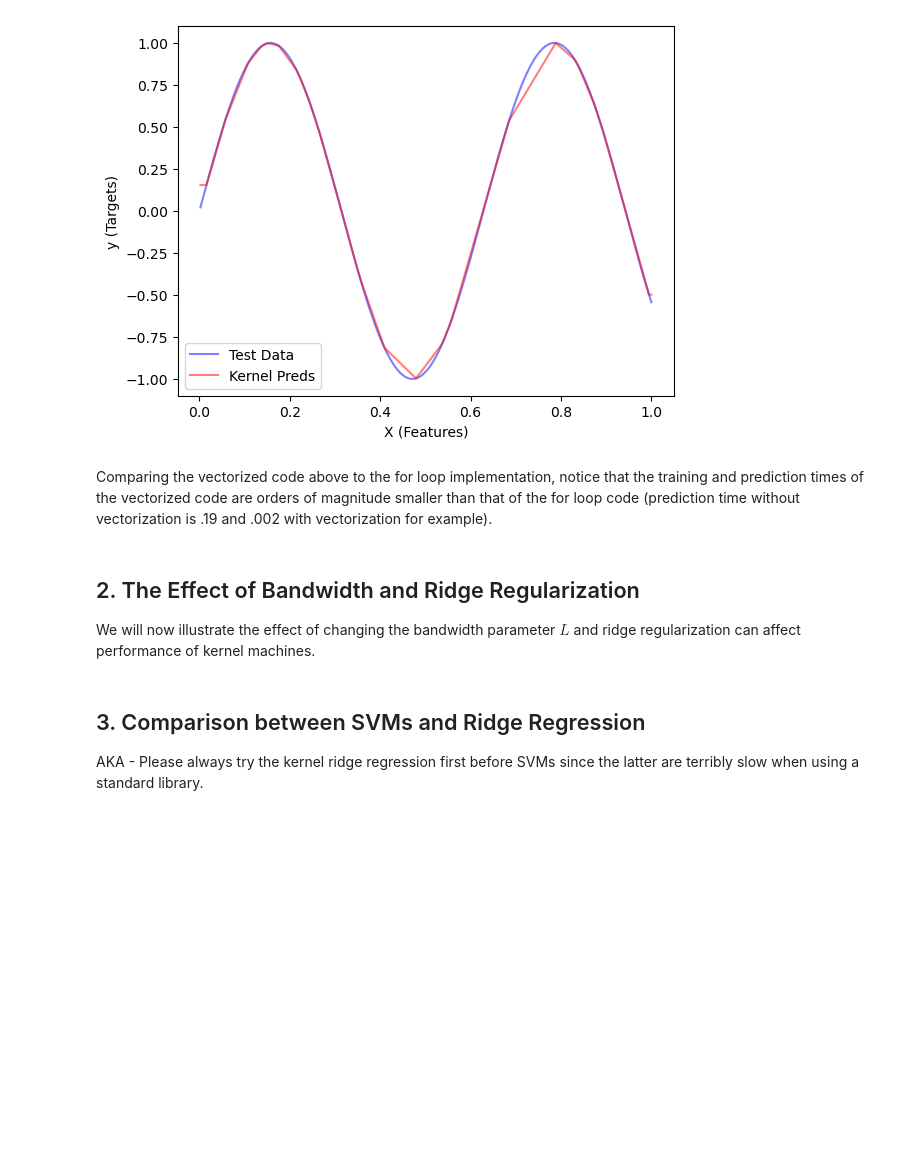
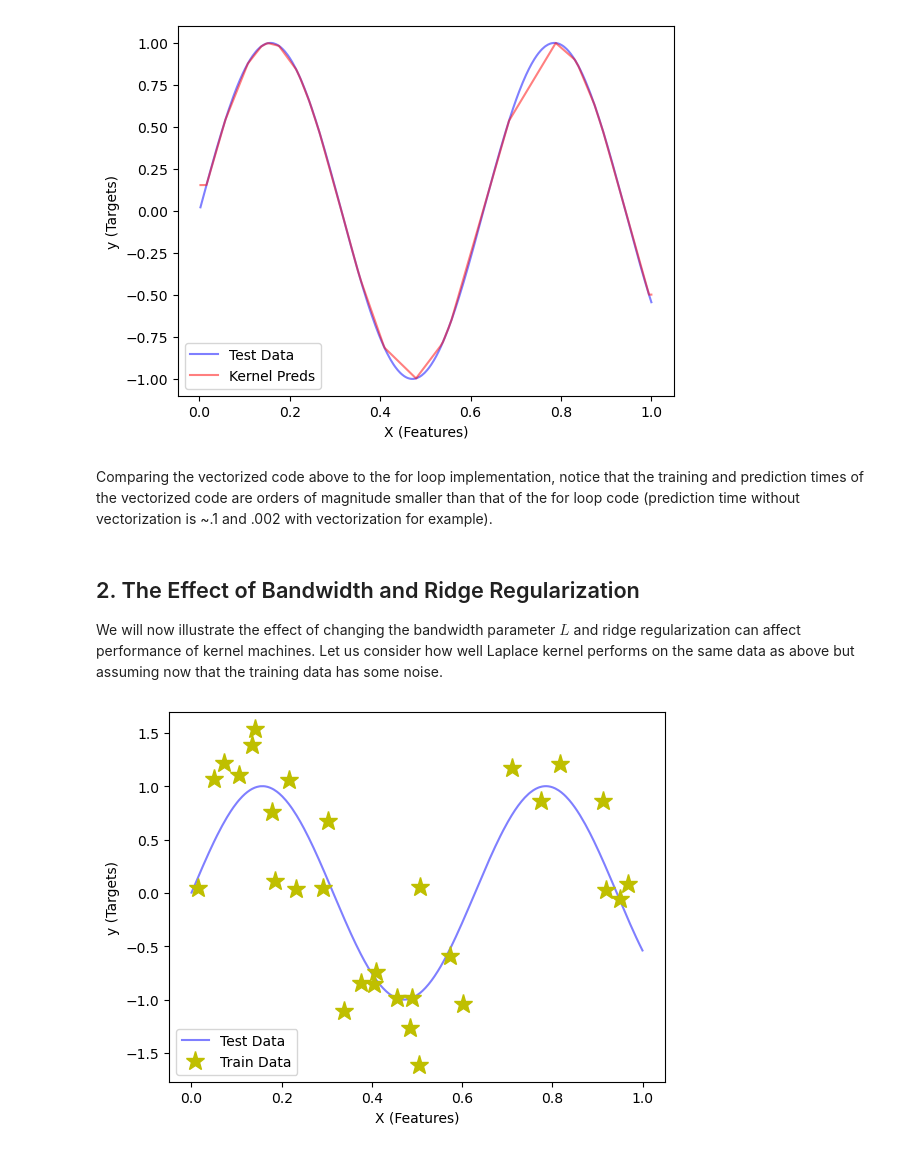
Before and after one commit to aradha/6.S088_2023, a Jupyter notebook: Module1_Notebooks/KernelRegression.ipynb, the cells around one changed output. Cells and saved outputs as stored; diff of their text form; code cells hidden in the pictures; blank space fills up the shorter version.

Commit message:
Kernel Regression

```diff
--- a/Module1_Notebooks/KernelRegression.ipynb
+++ b/Module1_Notebooks/KernelRegression.ipynb
@@ -186,12 +186,38 @@ plt.show()
 Test R2 Score:  0.997509602976091
 [figure]
 # %% [markdown]
-Comparing the vectorized code above to the for loop implementation, notice that the training and prediction times of the vectorized code are orders of magnitude smaller than that of the for loop code (prediction time without vectorization is .19 and .002 with vectorization for example).
+Comparing the vectorized code above to the for loop implementation, notice that the training and prediction times of the vectorized code are orders of magnitude smaller than that of the for loop code (prediction time without vectorization is ~.1 and .002 with vectorization for example).
 # %% [markdown]
 ## 2. The Effect of Bandwidth and Ridge Regularization
 
-We will now illustrate the effect of changing the bandwidth parameter $L$ and ridge regularization can affect performance of kernel machines.
+We will now illustrate the effect of changing the bandwidth parameter $L$ and ridge regularization can affect performance of kernel machines.  Let us consider how well Laplace kernel performs on the same data as above but assuming now that the training data has some noise.
-# %% [markdown]
-## 3.  Comparison between SVMs and Ridge Regression
-
-AKA - Please always try the kernel ridge regression first before SVMs since the latter are terribly slow when using a standard library.
+# %%
+def sample_noisy_data(n_samples, add_noise=False):
+    X = np.random.uniform(size=(n_samples, 1))
+    if add_noise:
+        noise = np.random.normal(size=(n_samples, 1)) * .5
+        y = np.sin(10 * X) + noise
+    else:
+        y = np.sin(10 * X)
+    return X, y
+
+n_train = 30
+n_test = 1000
+X_train, y_train = sample_noisy_data(n_train, add_noise=True)
+X_test, y_test = sample_noisy_data(n_test)
+
+# I will be sorting X_test, y_test so that I can easily visualize the test data as a curve
+X_test, y_test = zip(*sorted(zip(X_test, y_test), key=lambda x: x[0][0]))
+X_test = np.array(X_test)
+y_test = np.array(y_test)
+# %%
+import matplotlib.pyplot as plt
+
+plt.plot(X_test.reshape(-1), y_test.reshape(-1), 'b-', alpha=.5, label='Test Data')
+plt.plot(X_train.reshape(-1), y_train.reshape(-1), 'y*', markersize=14, label='Train Data')
+plt.xlabel('X (Features)')
+plt.ylabel('y (Targets)')
+plt.legend()
+plt.show()
+# %% [output]
+[figure, added]
```
Also changed, not shown: parts of 18 cells of this notebook.
